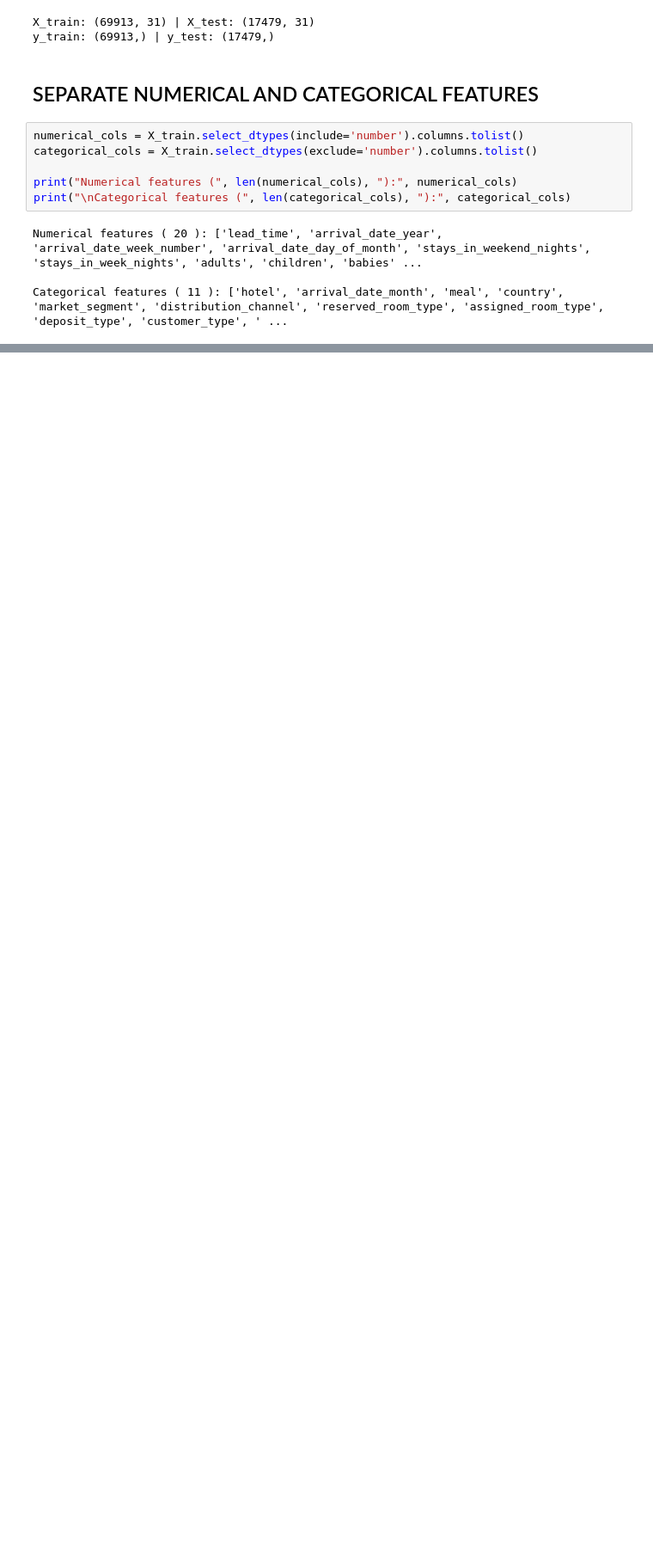
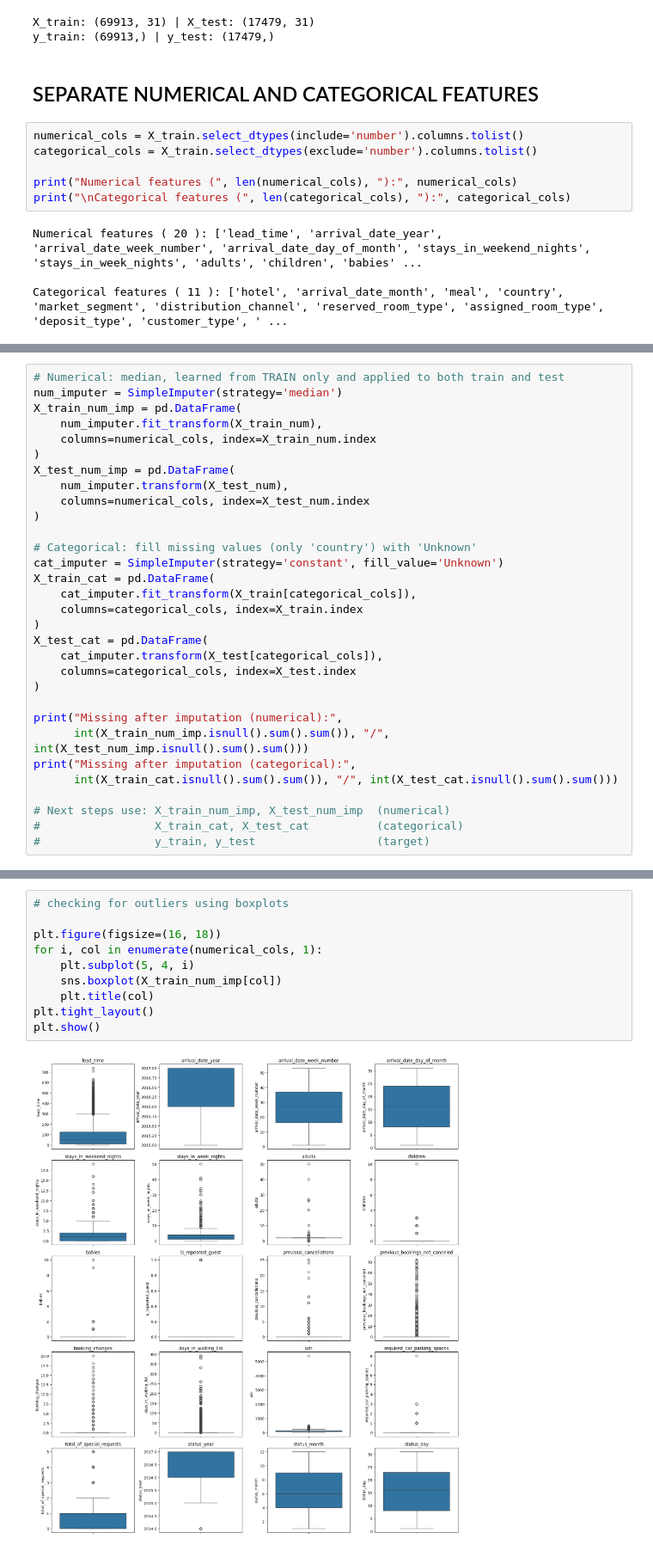
Before and after one commit to Arya-rb/hotel-bookings-eda-and-preprocessing, a Jupyter notebook: Hotel_booking_section1.ipynb, the cells around one changed output, grey strips where cells are left out. Shown at 86% size. Cells and saved outputs as stored; diff of their text form; blank space fills up the shorter version.

```diff
--- a/Hotel_booking_section1.ipynb
+++ b/Hotel_booking_section1.ipynb
@@ -438,0 +454,31 @@ Categorical features ( 11 ): ['hotel', 'arrival_date_month', 'meal', 'country',
+# %%
+# Numerical: median, learned from TRAIN only and applied to both train and test
+num_imputer = SimpleImputer(strategy='median')
+X_train_num_imp = pd.DataFrame(
+    num_imputer.fit_transform(X_train_num),
+    columns=numerical_cols, index=X_train_num.index
+)
+X_test_num_imp = pd.DataFrame(
+    num_imputer.transform(X_test_num),
+    columns=numerical_cols, index=X_test_num.index
+)
+
+# Categorical: fill missing values (only 'country') with 'Unknown'
+cat_imputer = SimpleImputer(strategy='constant', fill_value='Unknown')
+X_train_cat = pd.DataFrame(
+    cat_imputer.fit_transform(X_train[categorical_cols]),
+    columns=categorical_cols, index=X_train.index
+)
+X_test_cat = pd.DataFrame(
+    cat_imputer.transform(X_test[categorical_cols]),
+    columns=categorical_cols, index=X_test.index
+)
+
+print("Missing after imputation (numerical):",
+      int(X_train_num_imp.isnull().sum().sum()), "/", int(X_test_num_imp.isnull().sum().sum()))
+print("Missing after imputation (categorical):",
+      int(X_train_cat.isnull().sum().sum()), "/", int(X_test_cat.isnull().sum().sum()))
+
+# Next steps use: X_train_num_imp, X_test_num_imp  (numerical)
+#                 X_train_cat, X_test_cat          (categorical)
+#                 y_train, y_test                  (target)
@@ -438,0 +499,12 @@ Categorical features ( 11 ): ['hotel', 'arrival_date_month', 'meal', 'country',
+# %%
+# checking for outliers using boxplots
+
+plt.figure(figsize=(16, 18))
+for i, col in enumerate(numerical_cols, 1):
+    plt.subplot(5, 4, i)
+    sns.boxplot(X_train_num_imp[col])
+    plt.title(col)
+plt.tight_layout()
+plt.show()
+# %% [output]
+[figure, added]
```
Also changed, not shown: parts of 15 cells of this notebook.
